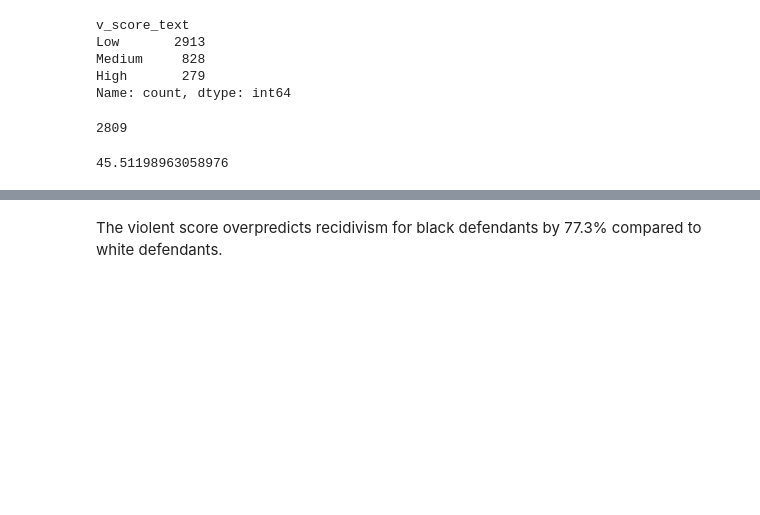
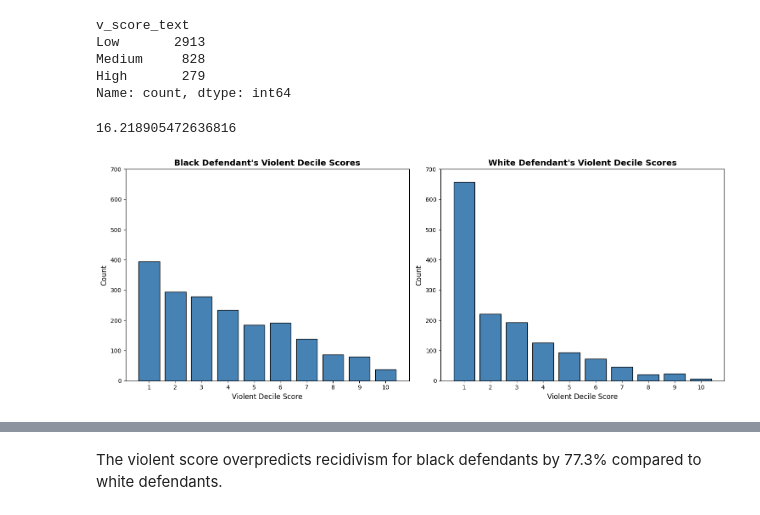
Before and after one commit to nswong1/INTD491COMPAS, a Jupyter notebook: EDA.ipynb, the cells around one changed output, grey strips where cells are left out. Saved outputs shown, nothing was run; the diff lists cells and outputs as text; code cells hidden in the pictures; blank space fills up the shorter version.

```diff
--- a/EDA.ipynb
+++ b/EDA.ipynb
@@ -521,16 +494,7 @@ Name: count, dtype: int64
 # %%
 # %%R
 # nrow(filter(df, two_year_recid == 1)) / nrow(df) * 100
-
-recid_count = (cleaned_df['two_year_recid'] == 1).sum()
+recid_count = len(cleaned_df_vi[cleaned_df_vi['two_year_recid'] == 1]) / len(cleaned_df_vi) * 100
 print(recid_count)
 # %% [output]
-2809
+16.218905472636816
-# %%
-# %%R
-# nrow(filter(df, two_year_recid == 1))
-
-recid_percentage = (cleaned_df['two_year_recid'] == 1).sum() / len(cleaned_df) * 100
-recid_percentage
-# %% [output]
-45.51198963058976
@@ -566,0 +501,28 @@ recid_percentage
+# %%
+# Create visualizations for violent decile scores by race
+fig, (ax1, ax2) = plt.subplots(1, 2, figsize=(15, 6))
+
+# Black defendants
+black_df_vi = cleaned_df_vi[cleaned_df_vi["race"] == "African-American"]
+black_counts_vi = black_df_vi["v_decile_score"].value_counts().sort_index()
+ax1.bar(black_counts_vi.index, black_counts_vi.values, color='steelblue', edgecolor='black')
+ax1.set_xlabel("Violent Decile Score", fontsize=12)
+ax1.set_ylabel("Count", fontsize=12)
+ax1.set_ylim(0, 700)
+ax1.set_title("Black Defendant's Violent Decile Scores", fontsize=14, fontweight='bold')
+ax1.set_xticks(range(1, 11))
+
+# White defendants
+white_df_vi = cleaned_df_vi[cleaned_df_vi["race"] == "Caucasian"]
+white_counts_vi = white_df_vi["v_decile_score"].value_counts().sort_index()
+ax2.bar(white_counts_vi.index, white_counts_vi.values, color='steelblue', edgecolor='black')
+ax2.set_xlabel("Violent Decile Score", fontsize=12)
+ax2.set_ylabel("Count", fontsize=12)
+ax2.set_ylim(0, 700)
+ax2.set_title("White Defendant's Violent Decile Scores", fontsize=14, fontweight='bold')
+ax2.set_xticks(range(1, 11))
+
+plt.tight_layout()
+plt.show()
+# %% [output]
+[figure, added]
```
Also changed, not shown: parts of 82 cells of this notebook, 3 other files.
